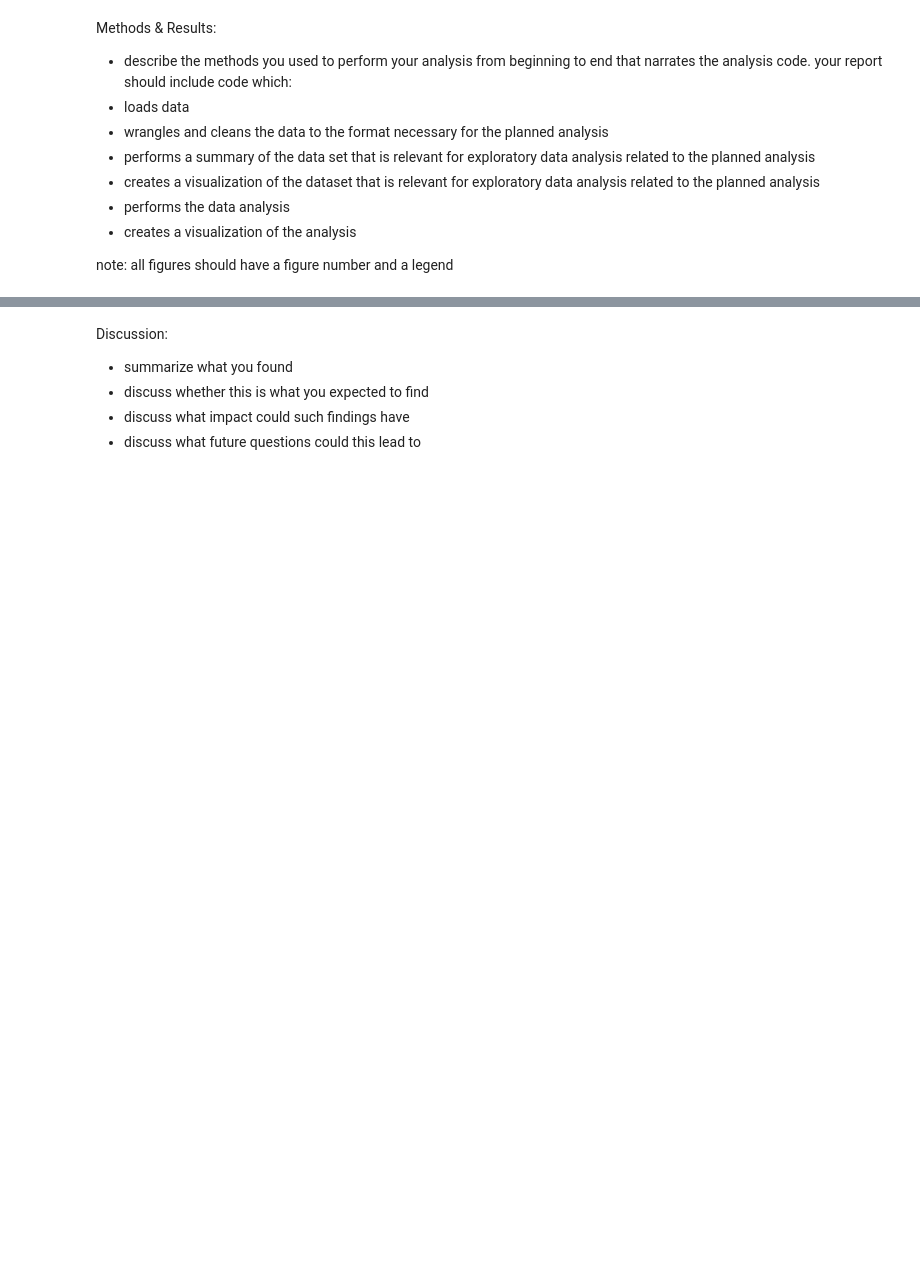
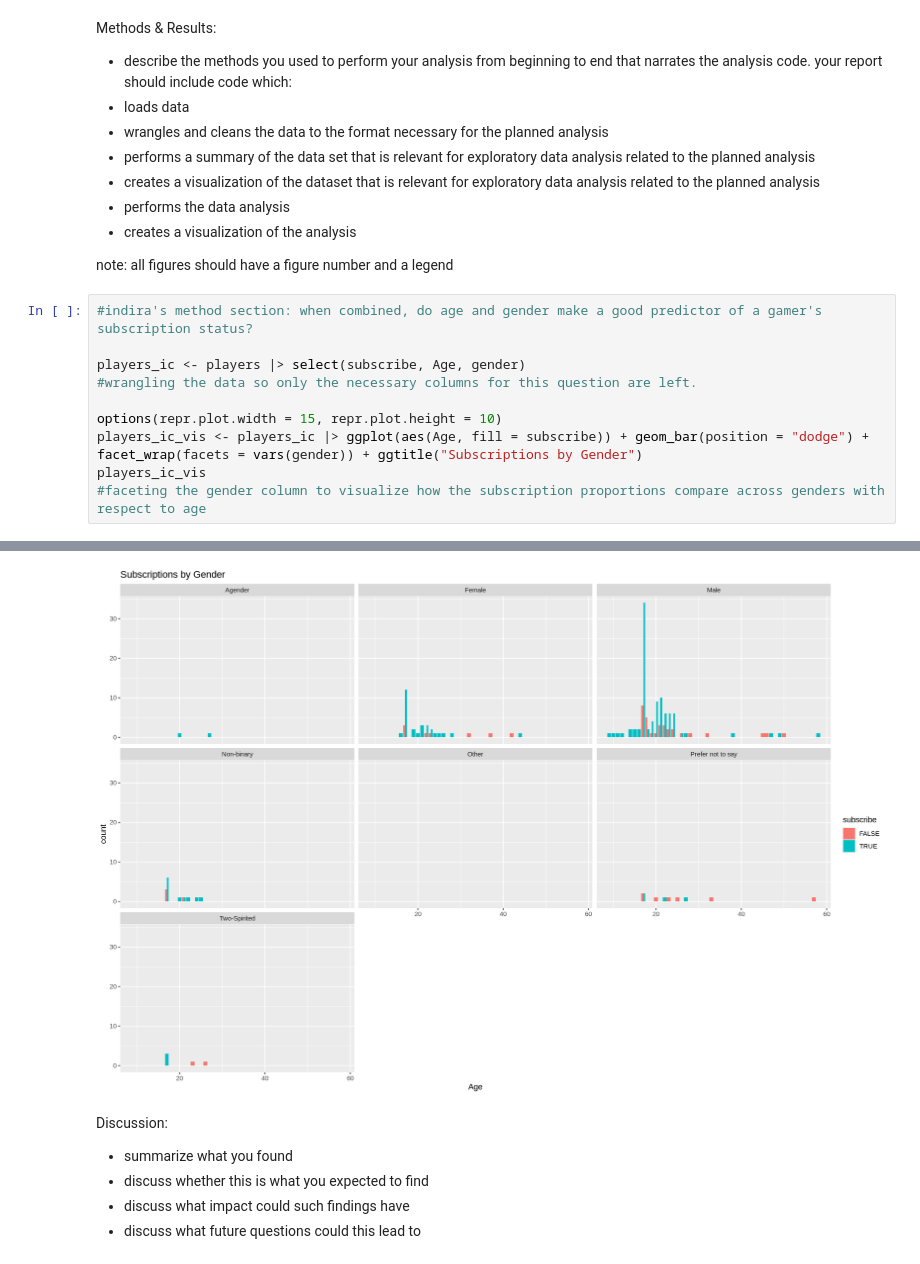
Before and after one commit to Mgonz005/Data-Science-group-project-, a Jupyter notebook: final_project_grp34.ipynb, the cells around one changed output, grey strips where cells are left out. Cells and saved outputs as stored; diff of their text form; blank space fills up the shorter version.

Commit message:
added methods section
started methods section for age and gender variables as a combo

```diff
--- a/final_project_grp34.ipynb
+++ b/final_project_grp34.ipynb
@@ -45,3 +45,15 @@ your report should include code which:
 - creates a visualization of the analysis
 
 note: all figures should have a figure number and a legend
+# %%
+#indira's method section: when combined, do age and gender make a good predictor of a gamer's subscription status?
+
+players_ic <- players |> select(subscribe, Age, gender)
+#wrangling the data so only the necessary columns for this question are left.
+
+options(repr.plot.width = 15, repr.plot.height = 10)
+players_ic_vis <- players_ic |> ggplot(aes(Age, fill = subscribe)) + geom_bar(position = "dodge") +
+facet_wrap(facets = vars(gender)) + ggtitle("Subscriptions by Gender")
+players_ic_vis
+#faceting the gender column to visualize how the subscription proportions compare across genders with respect to age
+# %% [output]
@@ -48,3 +62,4 @@ note: all figures should have a figure number and a legend
+[figure, added]
 # %% [markdown]
 Discussion:
 - summarize what you found
```
Also changed, not shown: parts of 1 cell of this notebook.
